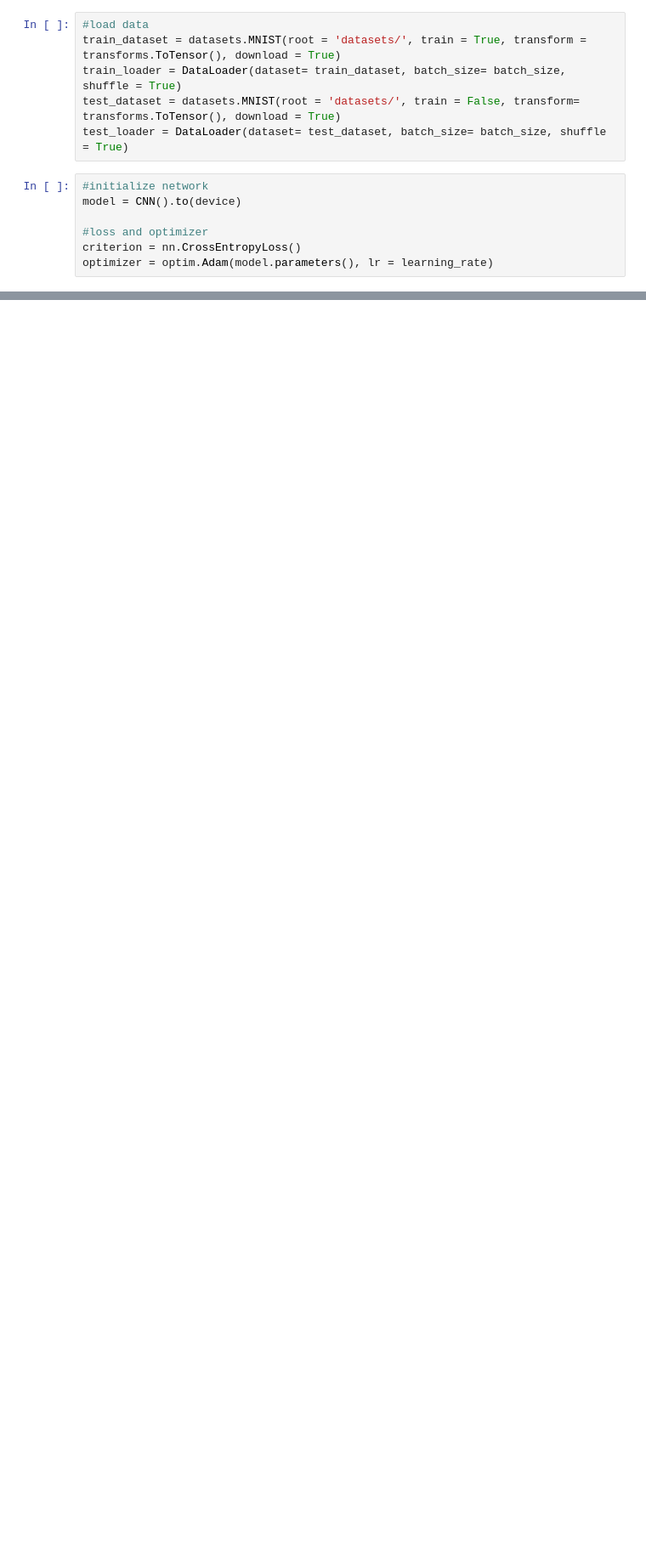
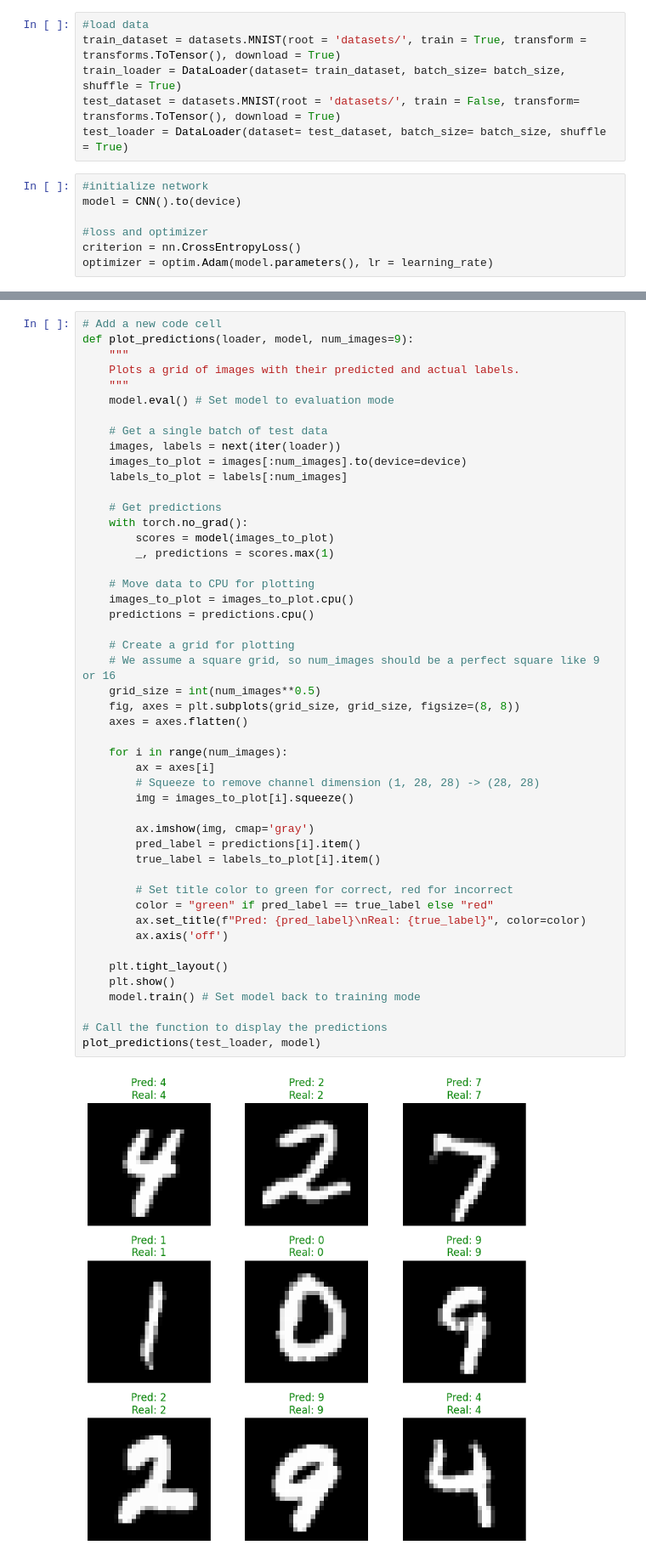
Before and after one commit to prabin-7/pytorch_projects, a Jupyter notebook: cnn/sample_cnn.ipynb, the cells around one changed output, grey strips where cells are left out. Shown at 85% size. Saved outputs shown, nothing was run; the diff lists cells and outputs as text; blank space fills up the shorter version.

```diff
--- a/cnn/sample_cnn.ipynb
+++ b/cnn/sample_cnn.ipynb
@@ -134,0 +238,50 @@ Got 9662/ 10000 with accuracy 96.62
+# %%
+# Add a new code cell
+def plot_predictions(loader, model, num_images=9):
+    """
+    Plots a grid of images with their predicted and actual labels.
+    """
+    model.eval() # Set model to evaluation mode
+
+    # Get a single batch of test data
+    images, labels = next(iter(loader))
+    images_to_plot = images[:num_images].to(device=device)
+    labels_to_plot = labels[:num_images]
+
+    # Get predictions
+    with torch.no_grad():
+        scores = model(images_to_plot)
+        _, predictions = scores.max(1)
+
+    # Move data to CPU for plotting
+    images_to_plot = images_to_plot.cpu()
+    predictions = predictions.cpu()
+
+    # Create a grid for plotting
+    # We assume a square grid, so num_images should be a perfect square like 9 or 16
+    grid_size = int(num_images**0.5)
+    fig, axes = plt.subplots(grid_size, grid_size, figsize=(8, 8))
+    axes = axes.flatten()
+
+    for i in range(num_images):
+        ax = axes[i]
+        # Squeeze to remove channel dimension (1, 28, 28) -> (28, 28)
+        img = images_to_plot[i].squeeze()
+
+        ax.imshow(img, cmap='gray')
+        pred_label = predictions[i].item()
+        true_label = labels_to_plot[i].item()
+
+        # Set title color to green for correct, red for incorrect
+        color = "green" if pred_label == true_label else "red"
+        ax.set_title(f"Pred: {pred_label}\nReal: {true_label}", color=color)
+        ax.axis('off')
+
+    plt.tight_layout()
+    plt.show()
+    model.train() # Set model back to training mode
+
+# Call the function to display the predictions
+plot_predictions(test_loader, model)
+# %% [output]
+[figure, added]
```
Also changed, not shown: parts of 12 cells of this notebook, 26 other files.
